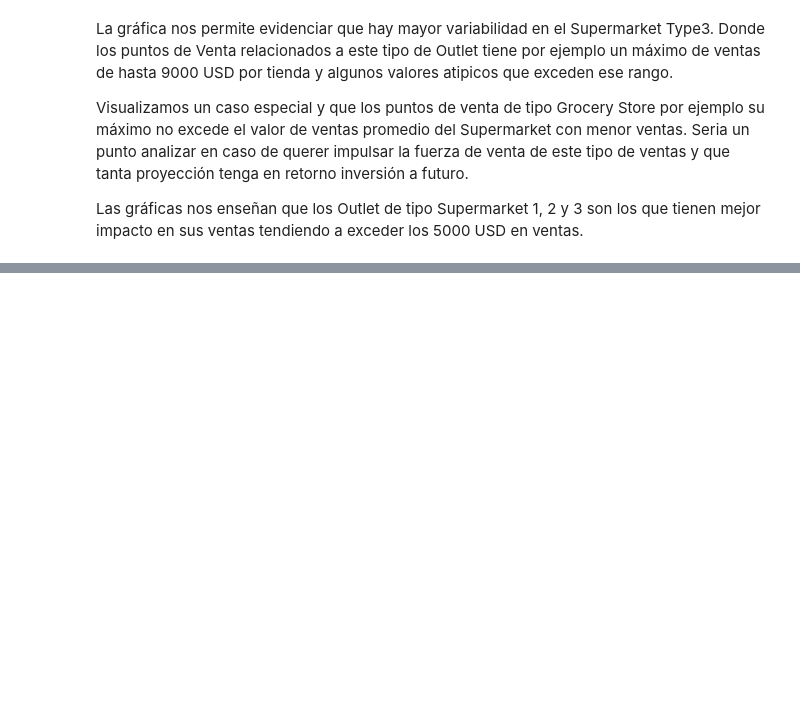
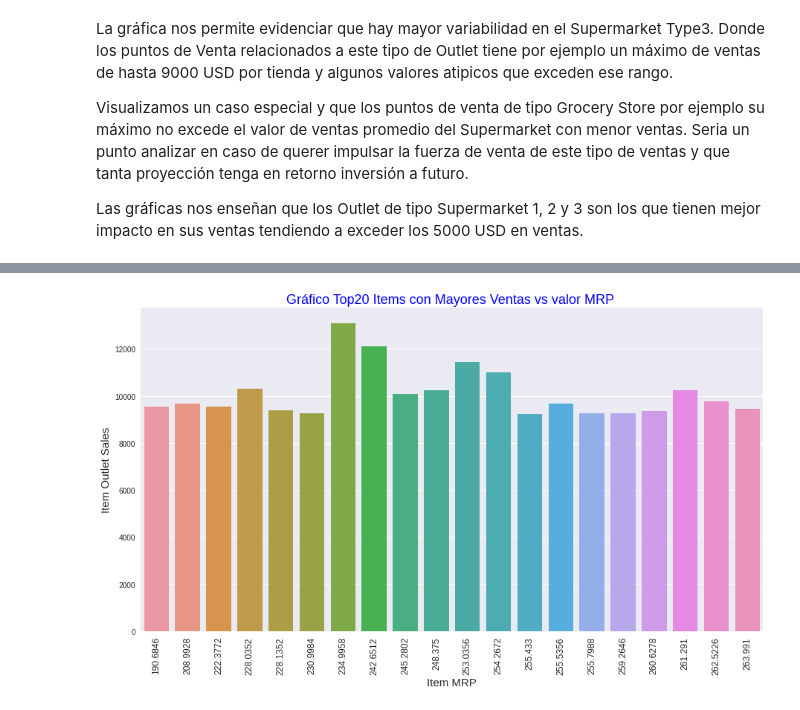
Before and after one commit to jcardonamde/food-sales-predictions, a Jupyter notebook: food_sales_predictions.ipynb, the cells around one changed output, grey strips where cells are left out. Saved outputs shown, nothing was run; the diff lists cells and outputs as text; code cells hidden in the pictures; blank space fills up the shorter version.

Commit message:
Creado mediante Colaboratory Parte 4 Gráficos adicionales (barras-lineal)

```diff
--- a/food_sales_predictions.ipynb
+++ b/food_sales_predictions.ipynb
@@ -530,0 +567,8 @@ Podría ser útil y lo analizaremos en posteriores análisis para iden
+# %%
+# Genero un filtro de la columna 'Item Outlet Sales' de todos los valores que estan por encima del promedio
+# Posteriormente asocio a una variable el dataframe donde en filas va tener los valores de busqueda del filtro inicial agrupado por 'Item MRP' e 'Item Outlet Sales'
+# Estos valores los ordenamos de mayor a menor desde el valor máximo del filtrado y mostrando los primeros 20 Item con mas ventas en Outlets en comparación a su MRP
+
+Item_Outlet_Sales_Filter = df['Item_Outlet_Sales'] > 2181
+top20IOS = df.loc[Item_Outlet_Sales_Filter, :].groupby(['Item_MRP'])['Item_Outlet_Sales'].max().sort_values(ascending = False).head(20)
+top20IOS
@@ -530,0 +593,11 @@ Podría ser útil y lo analizaremos en posteriores análisis para iden
+# %%
+# Generamos un gráfico de barras para hacer seguimiento visual a los datos trabajados en este primer análisis
+fig, ax = plt.subplots(figsize = (15, 8))
+sns.barplot(x = top20IOS.index, y = top20IOS.values);
+plt.title('Gráfico Top20 Items con Mayores Ventas vs valor MRP ', size = 18, c = 'b')
+plt.xticks(rotation = 90, size = 12);
+plt.xlabel("Item MRP", size = 15)
+plt.ylabel("Item Outlet Sales", size = 15)
+plt.show()
+# %% [output]
+[figure, added]
```
Also changed, not shown: parts of 31 cells of this notebook.
